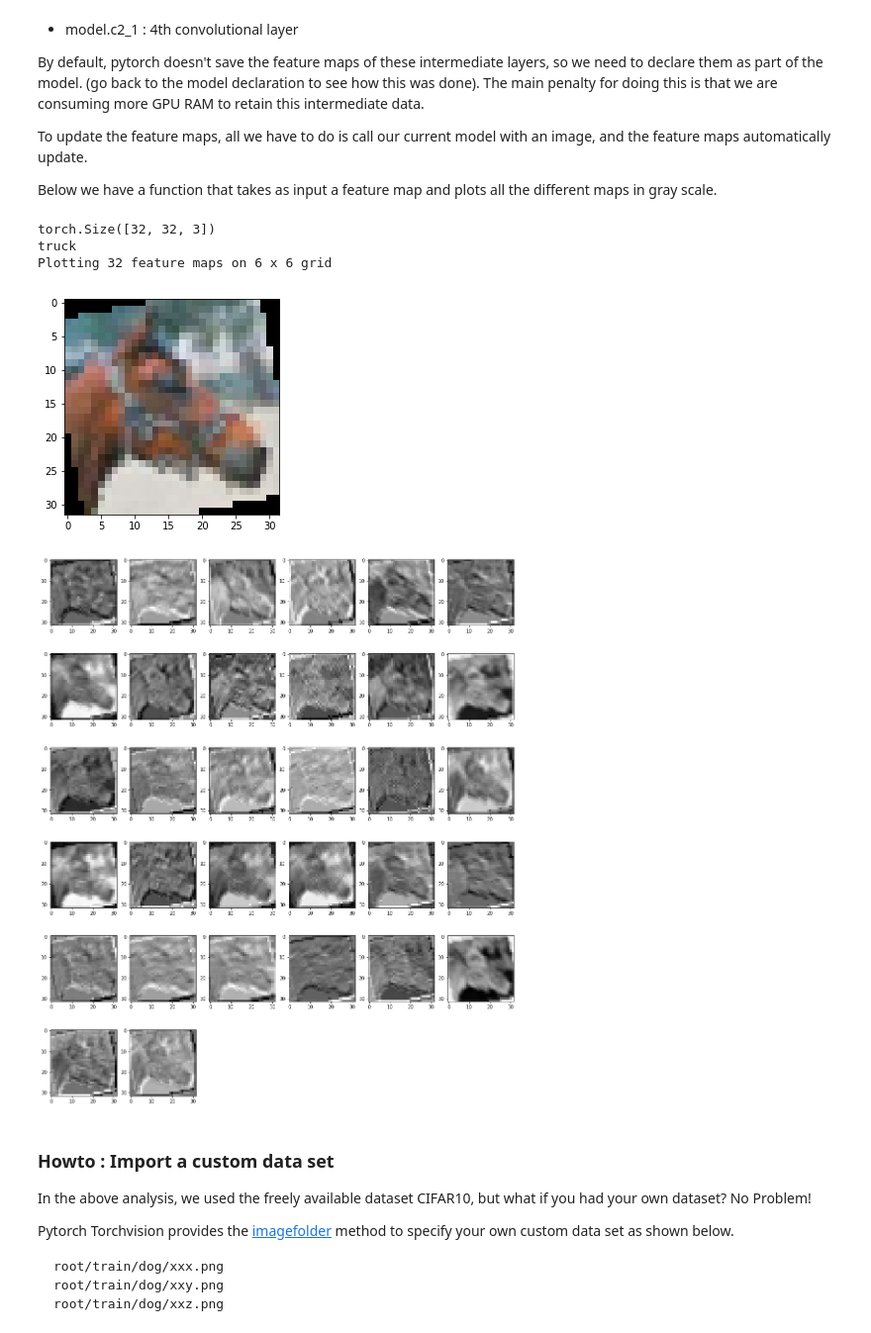
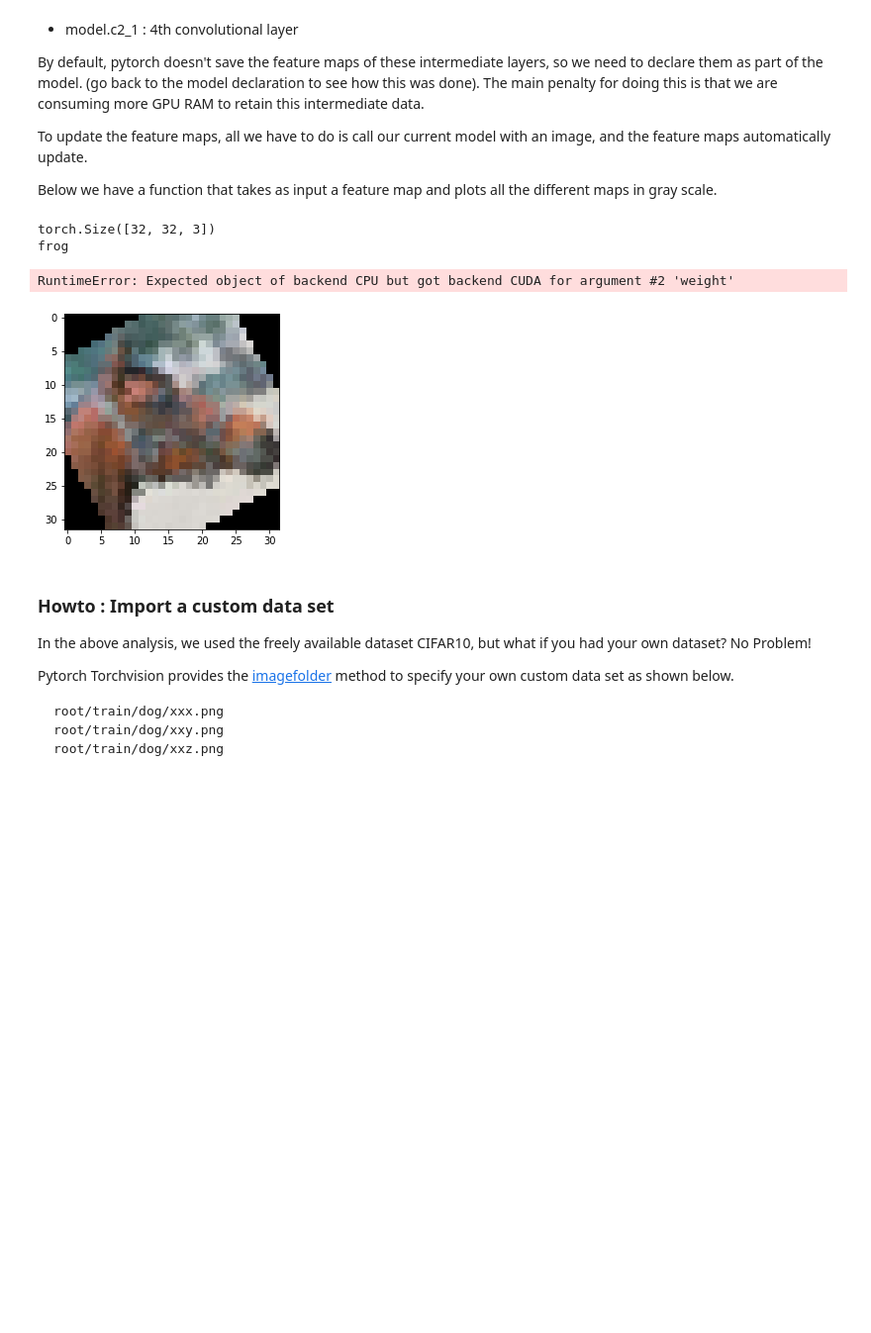
Before and after one commit to dustinvanstee/pytorch-examples, a Jupyter notebook: 02_Pytorch_using_CIFAR10.ipynb, the cells around one changed output. Shown: that part at 99% size. Drawn from its saved outputs; the diff is of its cells as text; code cells hidden in the pictures; blank space fills up the shorter version.

```diff
--- a/02_Pytorch_using_CIFAR10.ipynb
+++ b/02_Pytorch_using_CIFAR10.ipynb
@@ -614,13 +678,15 @@ reset_weights=True
 
 # Instantiate Model
 model = NetCNN3L()
+model = LenetCNN()
+
 # Enable GPU's
 use_cuda = True
 if use_cuda and reset_weights:
-    model = NetCNN3L().to("cuda")
+    model = model.to("cuda")
 
 # create your optimizer
-optimizer = optim.Adam(model.parameters(), lr=0.0001)
+optimizer = optim.Adam(model.parameters(), lr=0.0003)
 criterion = nn.CrossEntropyLoss()
 
 if(reset_weights) :
@@ -636,13 +702,17 @@ utils.viz_network(0,curves,model,use_cuda)
 if(1) :
     for epoch in range(15) :
 
+        print("Training ... ")
         train_res = train_test(model, epoch, train_loader, batch_size, use_cuda, mode='train')
         curves['train'].append(train_res)
 
+        # Visualizing here because testing zero's out the gradients
         utils.viz_network(epoch,curves,model,use_cuda)
 
+        print("Testing ... ")
         test_res = train_test(model, epoch, test_loader,batch_size, use_cuda, mode='test')
         curves['test'].append(test_res)
+
 
         #print(curves)
         print("Epoch {} Train loss = {}".format(epoch, train_res))
@@ -694,46 +765,81 @@ Below we have a function that takes as input a feature map and plots all the dif
 # Helper function to plot feature map
 
 # Input - output from a layer of a network
-def viz_parameters(feature_map) :
+def viz_feature_map(feature_map) :
     #    batch, filter, x,y
     dims = np.asarray(feature_map.size())
-    num_filters = dims[1]
+    num_maps = dims[1]
     plt.figure(figsize=(20,20))
-    plot_grid_sq = int(np.ceil(np.sqrt(num_filters)))
+    plot_grid_sq = int(np.ceil(np.sqrt(num_maps)))
 
-    print("Plotting {0} feature maps on {1} x {1} grid".format(num_filters,plot_grid_sq))
+    print("Plotting {0} feature maps on {1} x {1} grid".format(num_maps,plot_grid_sq))
 
-    for filter in range(num_filters) :
+    for filter in range(num_maps) :
         xy = feature_map[0][filter].detach().cpu().numpy()
         plt.subplot(plot_grid_sq,plot_grid_sq,filter+1)
         plt.imshow(xy, cmap='gray')
     plt.subplots_adjust(bottom=0.1, right=0.8, top=0.9)
     plt.show()
 
+
+# Input - output from a layer of a network
+def viz_filters(model_layer, image_limit=100) :
+
+    #    batch, filter, x,y
+    dims = np.asarray(model_layer.weight.size())
+    print(dims)
+    num_filters = dims[0]
+    num_channels = dims[1]
+
+    num_images = num_filters * num_channels
+    if(num_images > image_limit) : num_images = image_limit
+    plt.figure(figsize=(20,20))
+    plot_grid_sq = int(np.ceil(np.sqrt(num_images)))
+
+    print("Plotting {0} feature maps on {1} x {1} grid".format(num_images,plot_grid_sq))
+
+    weights_tensor = model_layer.weight.detach().cpu().numpy()
+    for f in range(num_filters) :
+        for c in range(num_channels) :
+            xy = weights_tensor[f][c]
+            idx = f*num_channels + c + 1
+            if(idx >= image_limit) :
+                break
+
+            plt.subplot(plot_grid_sq,plot_grid_sq,idx)
+            plt.imshow(xy, cmap='gray')
+
+    plt.subplots_adjust(bottom=0.1, right=0.8, top=0.9)
+    plt.show()
 
 # Select an image from our test set
 IMG = 17
 x = torch.tensor(np.asarray(test_set[IMG][0]), dtype=torch.float32)
 
 # Plot the image (requires H,W,C as input so need to permute the axes)
 plot_image(x.permute(1,2,0))
 
 # For inference, convert C,H,W to N,C,H,W by adding the batch dimension .  Batch size=1
 x = x.unsqueeze(0) # add an batch dimension
 
 # Send x to the GPU and run inference
 y = model(x.to('cuda'))
 ################ End: Do Not Modify ################
 y_idx = int(torch.argmax(y).to('cpu').numpy())
 print(labels_map[y_idx])
 
 ################ Modify Below  ################
 # Now visualize a layer of your choice (c1_1,c1_2,c2_1,c2_2)
 #viz_parameters(model.c1_1)
-viz_parameters(model.c1_1)
+# viz_feature_map(model.c1_1)
+
+viz_feature_map(model.c1fm)
+viz_filters(model.c1)
+viz_filters(model.c3)
+viz_filters(model.c5)
+#viz_filters(model.conv2_2)
 # %% [output]
 torch.Size([32, 32, 3])
-truck
-Plotting 32 feature maps on 6 x 6 grid
+frog
+RuntimeError: Expected object of backend CPU but got backend CUDA for argument #2 'weight'
-[figure, old version]
+[figure, new version]
-[figure, removed]
```
Also changed, not shown: parts of 15 cells of this notebook, 3 other files.
